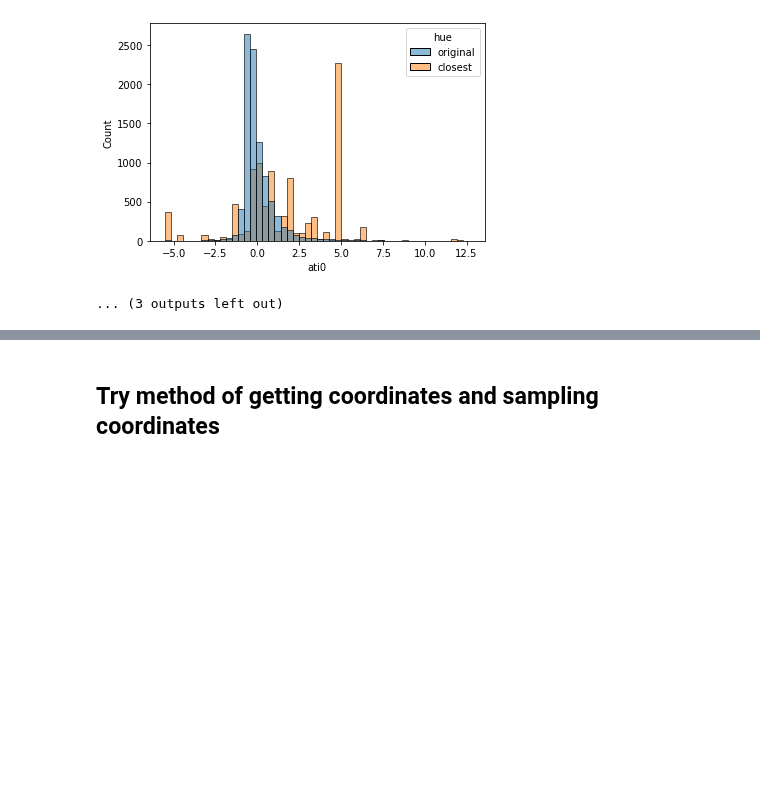
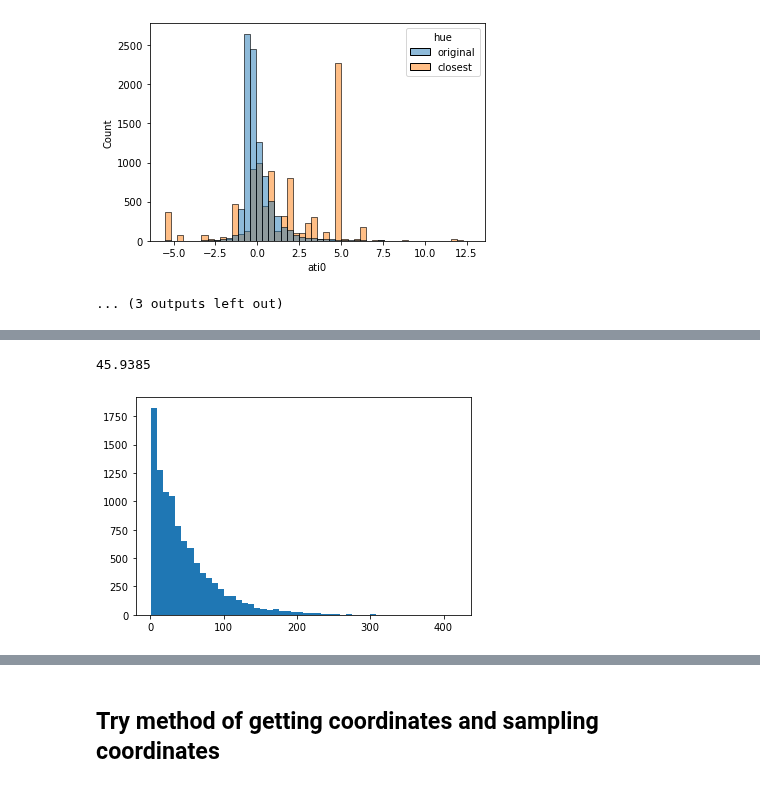
Before and after one commit to zcapjdb/UKAEAGroupProject, a Jupyter notebook: src/notebooks/flatten.ipynb, the cells around one changed output, grey strips where cells are left out. Drawn from its saved outputs; the diff is of its cells as text; code cells hidden in the pictures; blank space fills up the shorter version.

```diff
--- a/src/notebooks/flatten.ipynb
+++ b/src/notebooks/flatten.ipynb
@@ -273,0 +305,45 @@ closest_array = np.apply_along_axis(find_closest_point_threshold_numba, 1, sampl
+# %%
+bin_lists = [[] for _ in range (50**3)]
+
+for i in range(len(encoded_array)):
+    # digitize returns 1 indexed arrays instead of 0 indexed for some reason!!
+    idx = np.ravel_multi_index((bin_x[i] - 1, bin_y[i] - 1, bin_z[i] - 1), (50, 50, 50))
+    bin_lists[idx].append(i) #appending the index of the point in the list of points in the bin
+# %%
+
+def get_points_in_bin(bin_list, n_points = 10):
+    index = []
+    counts = []
+
+    for i in range(n_points):
+        sampled = False
+        count = 0
+        while not sampled:
+            count += 1
+
+            # randomly select integer from 0 to len(bin_lists) and sample a point from that bin
+            bin_number = np.random.randint(0, len(bin_lists))
+
+            bin_length = len(bin_lists[bin_number])
+
+            # sample from bin only if bin is not empty
+            if bin_length > 0:
+                sampled_index = bin_lists[bin_number][np.random.randint(0, bin_length)]
+
+                # check if point is already sampled
+                if sampled not in points:
+                    sampled = True
+
+        index.append(sampled_index)
+        counts.append(count)
+
+    return index, counts
+# %%
+indices, counts = get_points_in_bin(bin_lists, n_points = 10_000)
+# %%
+plt.figure()
+plt.hist(counts, bins = 50);
+print(np.mean(counts))
+# %% [output]
+45.9385
+[figure, added]
```
Also changed, not shown: parts of 10 cells of this notebook.
